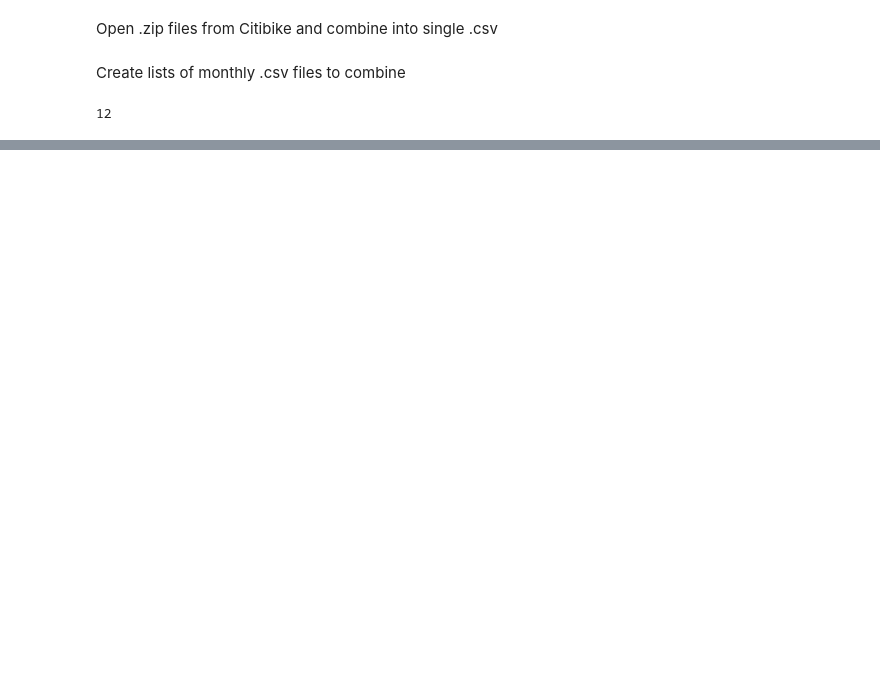
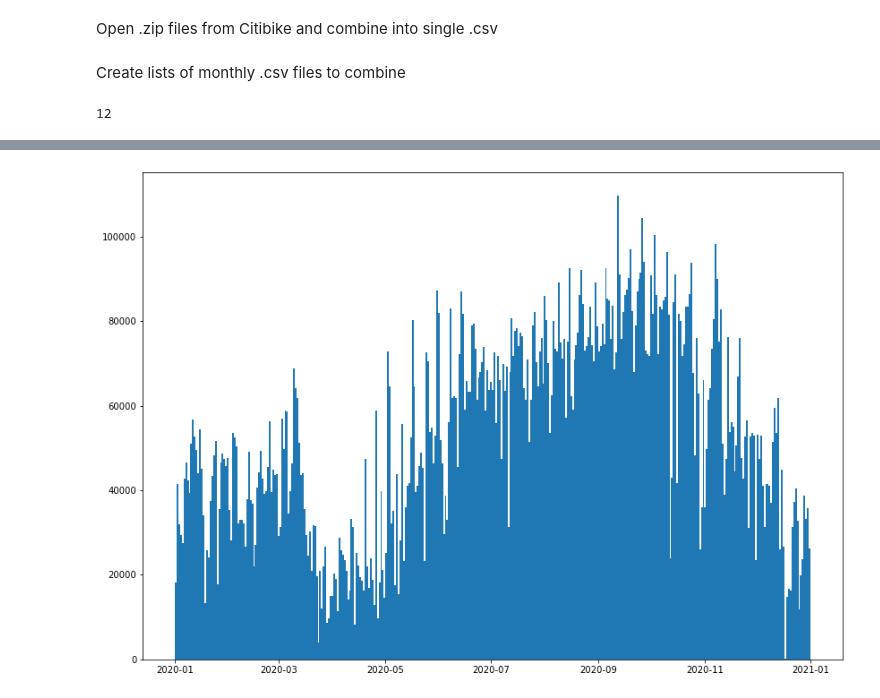
Before and after one commit to leckieje/fair_weather_cyclists, a Jupyter notebook: bike_weather_20.ipynb, the cells around one changed output, grey strips where cells are left out. Saved outputs shown, nothing was run; the diff lists cells and outputs as text; code cells hidden in the pictures; blank space fills up the shorter version.

Commit message:
one chart!

```diff
--- a/bike_weather_20.ipynb
+++ b/bike_weather_20.ipynb
@@ -38,0 +75,7 @@ weather_df = pd.read_csv('/Users/jonleckie/Desktop/DSI_all/capstones/capstone_on
+# %%
+bike_trips['starttime'] = pd.to_datetime(bike_trips['starttime'])
+bike_trips['stoptime'] = pd.to_datetime(bike_trips['stoptime'])
+# %%
+bike_trips['day_start'] = bike_trips['starttime'].dt.day
+bike_trips['month_start'] = bike_trips['starttime'].dt.month
+bike_trips['wk_day_start'] = bike_trips['starttime'].dt.dayofweek
@@ -38,0 +91,6 @@ weather_df = pd.read_csv('/Users/jonleckie/Desktop/DSI_all/capstones/capstone_on
+# %%
+fig, ax = plt.subplots(figsize=(14,10))
+
+ax.hist(bike_trips['starttime'], bins=365);
+# %% [output]
+[figure, added]
```
Also changed, not shown: parts of 6 cells of this notebook.
